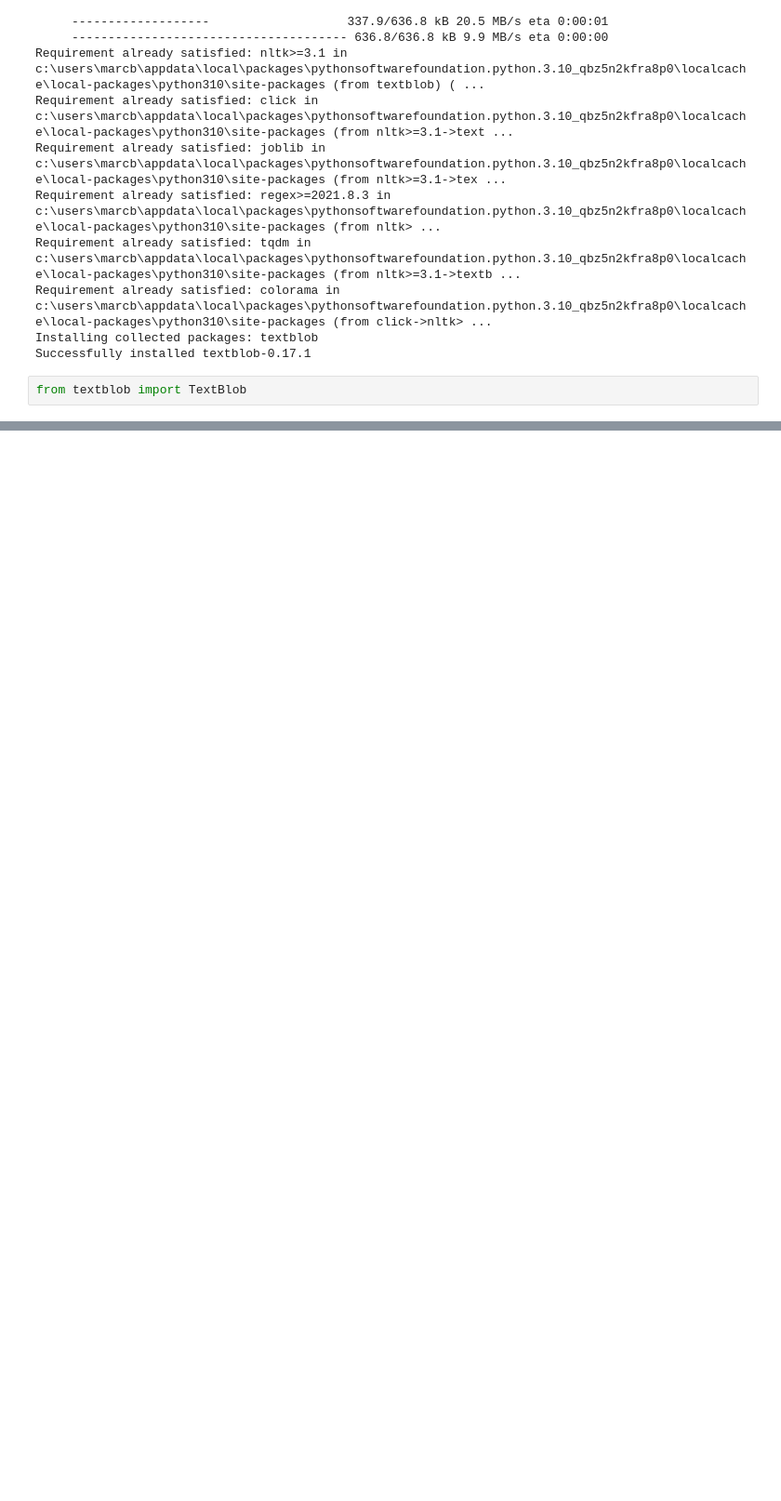
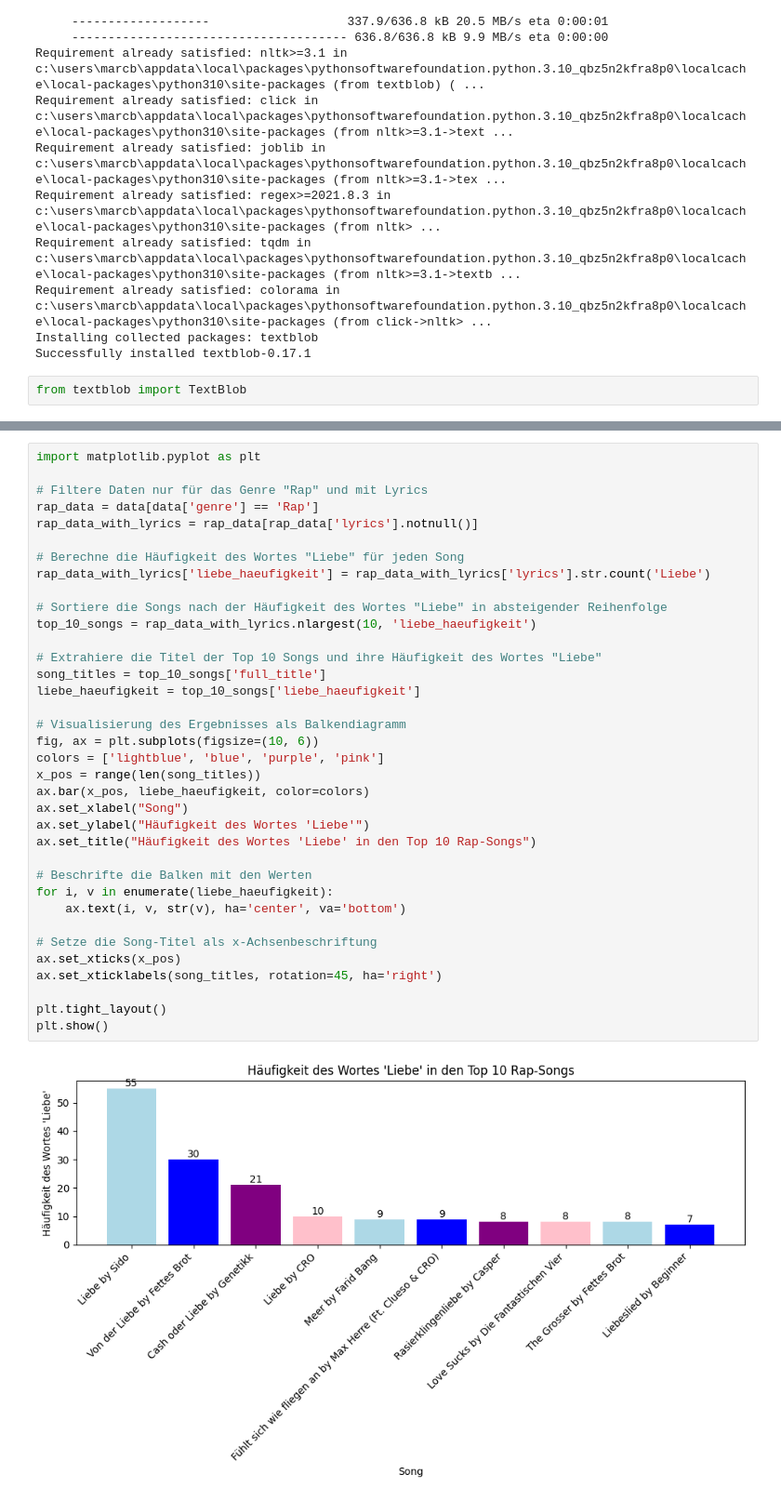
Before and after one commit to Richard-Sieg-TH-Koln/statistik-1-team-2, a Jupyter notebook: notebooks/marc_biehl.ipynb, the cells around one changed output, grey strips where cells are left out. Shown at 93% size. Drawn from its saved outputs; the diff is of its cells as text; blank space fills up the shorter version.

```diff
--- a/notebooks/marc_biehl.ipynb
+++ b/notebooks/marc_biehl.ipynb
@@ -520,0 +620,38 @@ plt.show()
+# %%
+import matplotlib.pyplot as plt
+
+# Filtere Daten nur für das Genre "Rap" und mit Lyrics
+rap_data = data[data['genre'] == 'Rap']
+rap_data_with_lyrics = rap_data[rap_data['lyrics'].notnull()]
+
+# Berechne die Häufigkeit des Wortes "Liebe" für jeden Song
+rap_data_with_lyrics['liebe_haeufigkeit'] = rap_data_with_lyrics['lyrics'].str.count('Liebe')
+
+# Sortiere die Songs nach der Häufigkeit des Wortes "Liebe" in absteigender Reihenfolge
+top_10_songs = rap_data_with_lyrics.nlargest(10, 'liebe_haeufigkeit')
+
+# Extrahiere die Titel der Top 10 Songs und ihre Häufigkeit des Wortes "Liebe"
+song_titles = top_10_songs['full_title']
+liebe_haeufigkeit = top_10_songs['liebe_haeufigkeit']
+
+# Visualisierung des Ergebnisses als Balkendiagramm
+fig, ax = plt.subplots(figsize=(10, 6))
+colors = ['lightblue', 'blue', 'purple', 'pink']
+x_pos = range(len(song_titles))
+ax.bar(x_pos, liebe_haeufigkeit, color=colors)
+ax.set_xlabel("Song")
+ax.set_ylabel("Häufigkeit des Wortes 'Liebe'")
+ax.set_title("Häufigkeit des Wortes 'Liebe' in den Top 10 Rap-Songs")
+
+# Beschrifte die Balken mit den Werten
+for i, v in enumerate(liebe_haeufigkeit):
+    ax.text(i, v, str(v), ha='center', va='bottom')
+
+# Setze die Song-Titel als x-Achsenbeschriftung
+ax.set_xticks(x_pos)
+ax.set_xticklabels(song_titles, rotation=45, ha='right')
+
+plt.tight_layout()
+plt.show()
+# %% [output]
+[figure, added]
```
Also changed, not shown: parts of 12 cells of this notebook, 2 other files.
